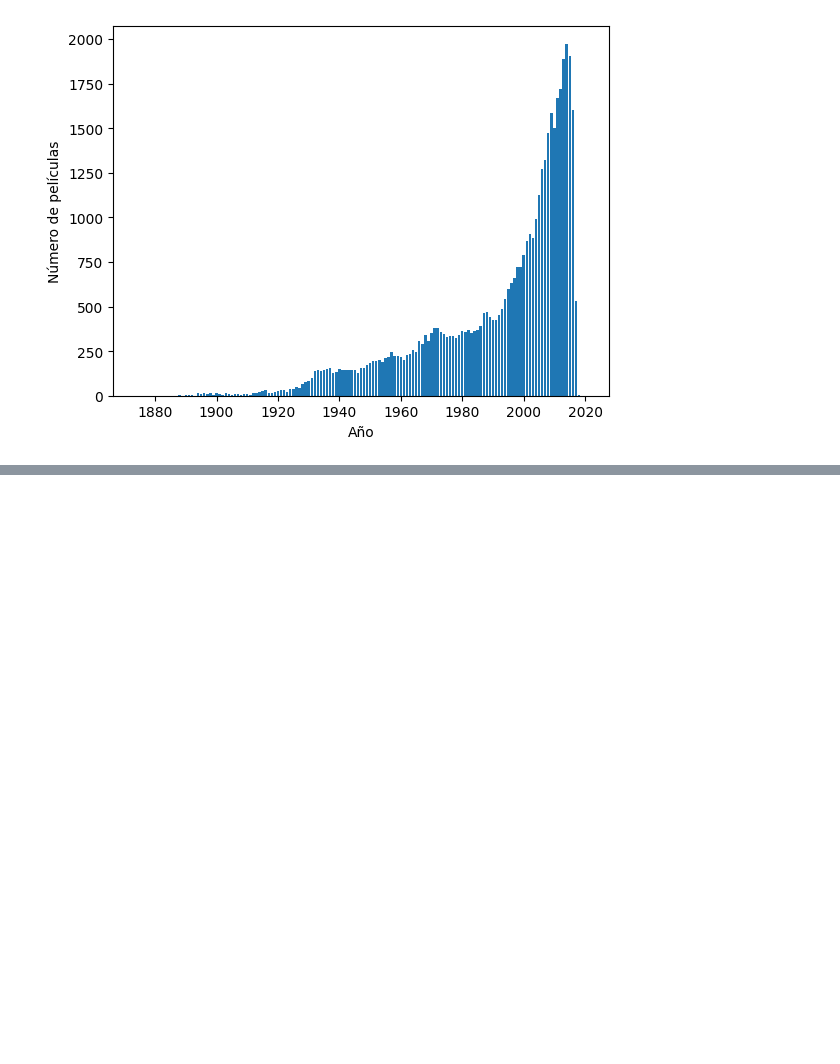
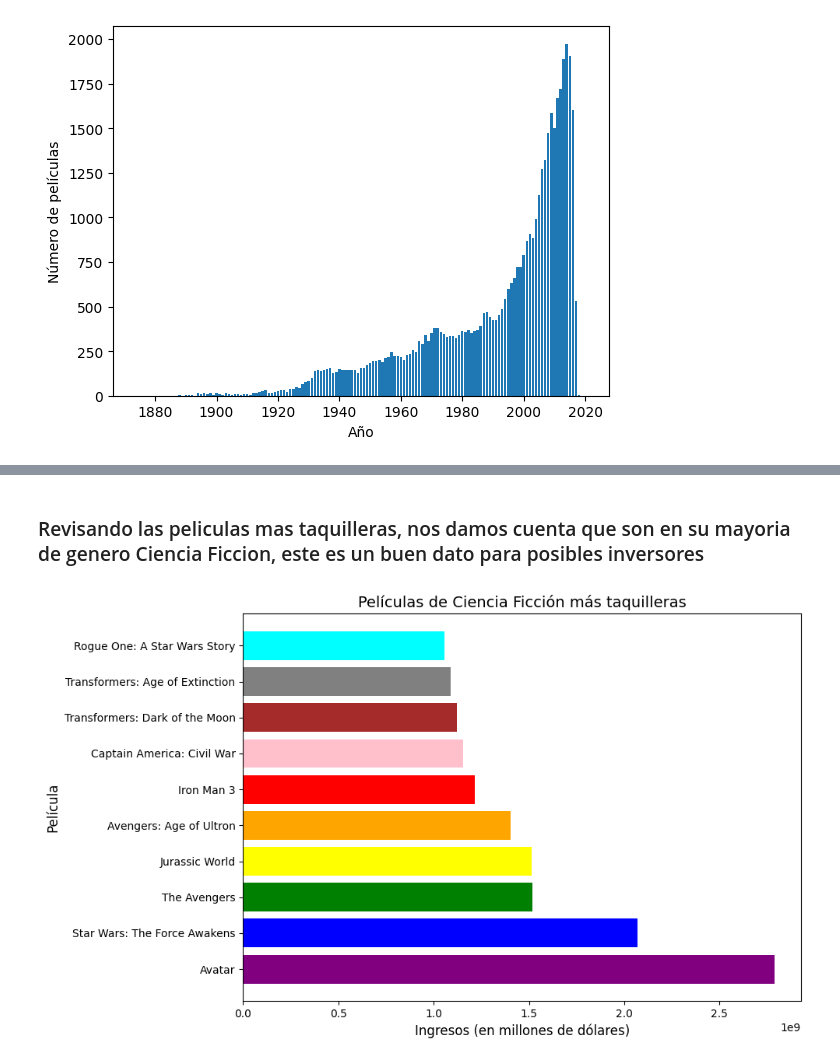
Before and after one commit to CASA27/MLOPs, a Jupyter notebook: eda.ipynb, the cells around one changed output, grey strips where cells are left out. Saved outputs shown, nothing was run; the diff lists cells and outputs as text; code cells hidden in the pictures; blank space fills up the shorter version.

```diff
--- a/eda.ipynb
+++ b/eda.ipynb
@@ -115,0 +183,27 @@ plt.show()
+# %% [markdown]
+### Revisando las peliculas mas taquilleras, nos damos cuenta que son en su mayoria de genero Ciencia Ficcion, este es un buen dato para posibles inversores
+# %%
+# Filtrar películas de ciencia ficción
+peliculas_cf = data[data['genre_names'].str.contains('Science Fiction', na=False)]
+
+# Ordenar películas por ingresos descendente
+peliculas_cf = peliculas_cf.sort_values('revenue', ascending=False)
+
+# Tomar las primeras 10 películas más taquilleras
+peliculas_cf_top10 = peliculas_cf.head(10)
+
+# Configurar el gráfico
+plt.figure(figsize=(10, 6))
+colors = ['purple', 'blue', 'green', 'yellow', 'orange', 'red', 'pink', 'brown', 'gray', 'cyan']
+plt.barh(peliculas_cf_top10['title'], peliculas_cf_top10['revenue'], color=colors)
+plt.xlabel('Ingresos (en millones de dólares)', fontsize=12)
+plt.ylabel('Película', fontsize=12)
+plt.title('Películas de Ciencia Ficción más taquilleras', fontsize=14)
+plt.xticks(fontsize=10)
+plt.yticks(fontsize=10)
+plt.tight_layout()
+
+# Mostrar el gráfico
+plt.show()
+# %% [output]
+[figure, added]
```
Also changed, not shown: parts of 11 cells of this notebook, 5 other files.
